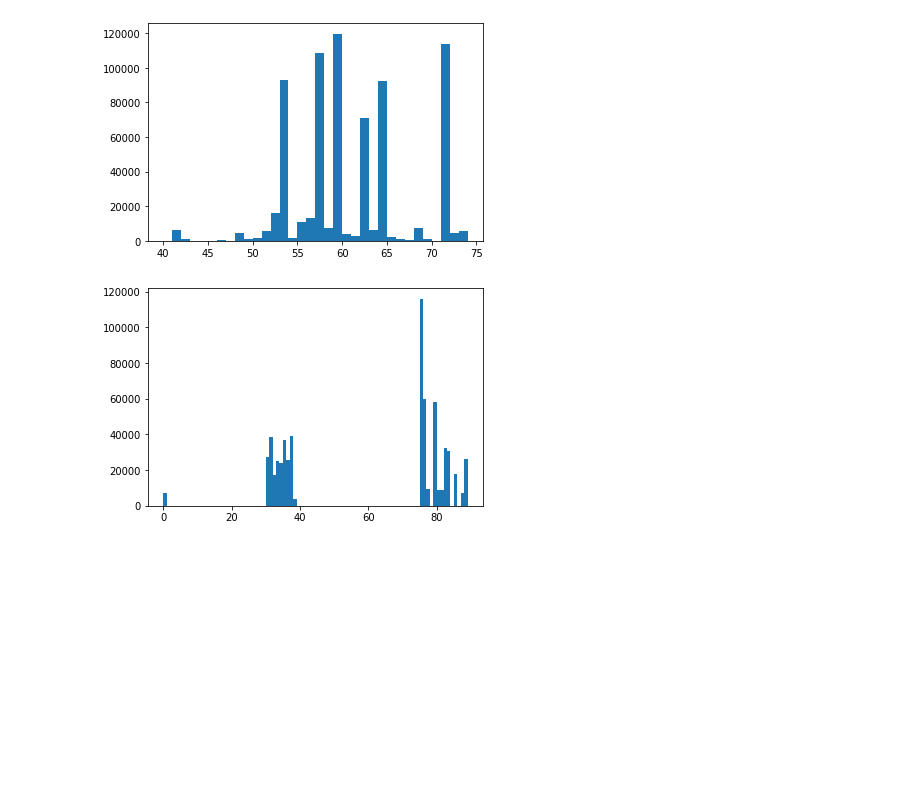
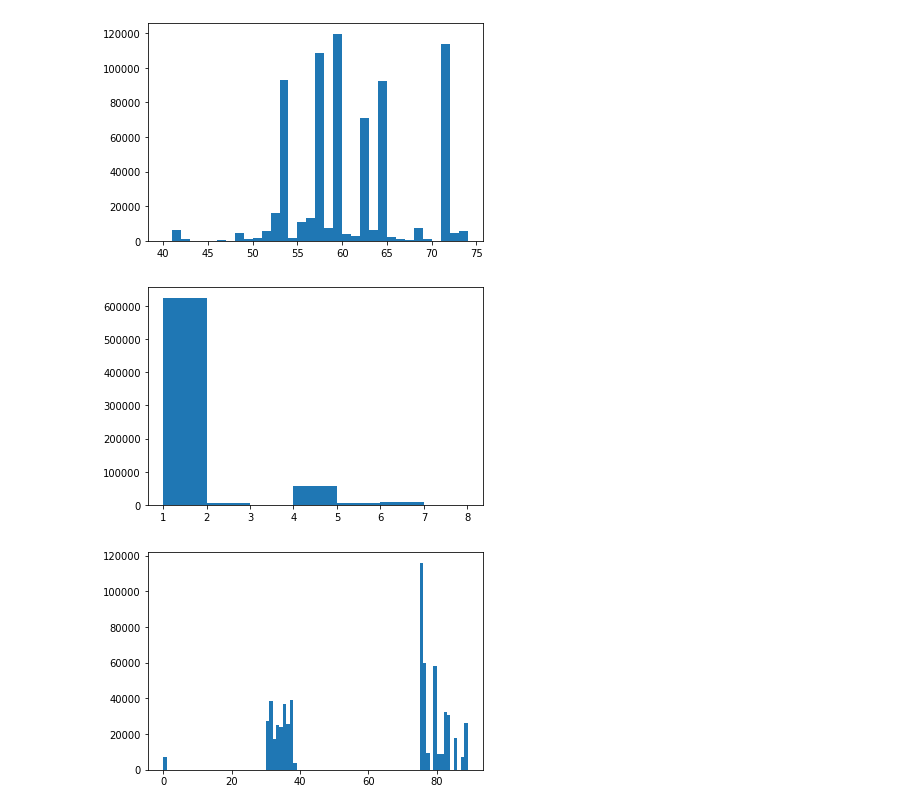
Before and after one commit to avasdowney/how-people-get-hurt, a Jupyter notebook: histograms.ipynb, the cells around one changed output. Saved outputs shown, nothing was run; the diff lists cells and outputs as text; code cells hidden in the pictures; blank space fills up the shorter version.

```diff
--- a/histograms.ipynb
+++ b/histograms.ipynb
@@ -57,4 +33,9 @@ plt.hist(df[['Diagnosis']], bins = np.arange(40, 75, 1))
 plt.show()
 # %% [output]
 [figure]
+# %%
+plt.hist(df[['Disposition']], bins = np.arange(1,9,1))
+plt.show()
+# %% [output]
+[figure, added]
 # %%
```
Also changed, not shown: parts of 2 cells of this notebook, 2 other files.
